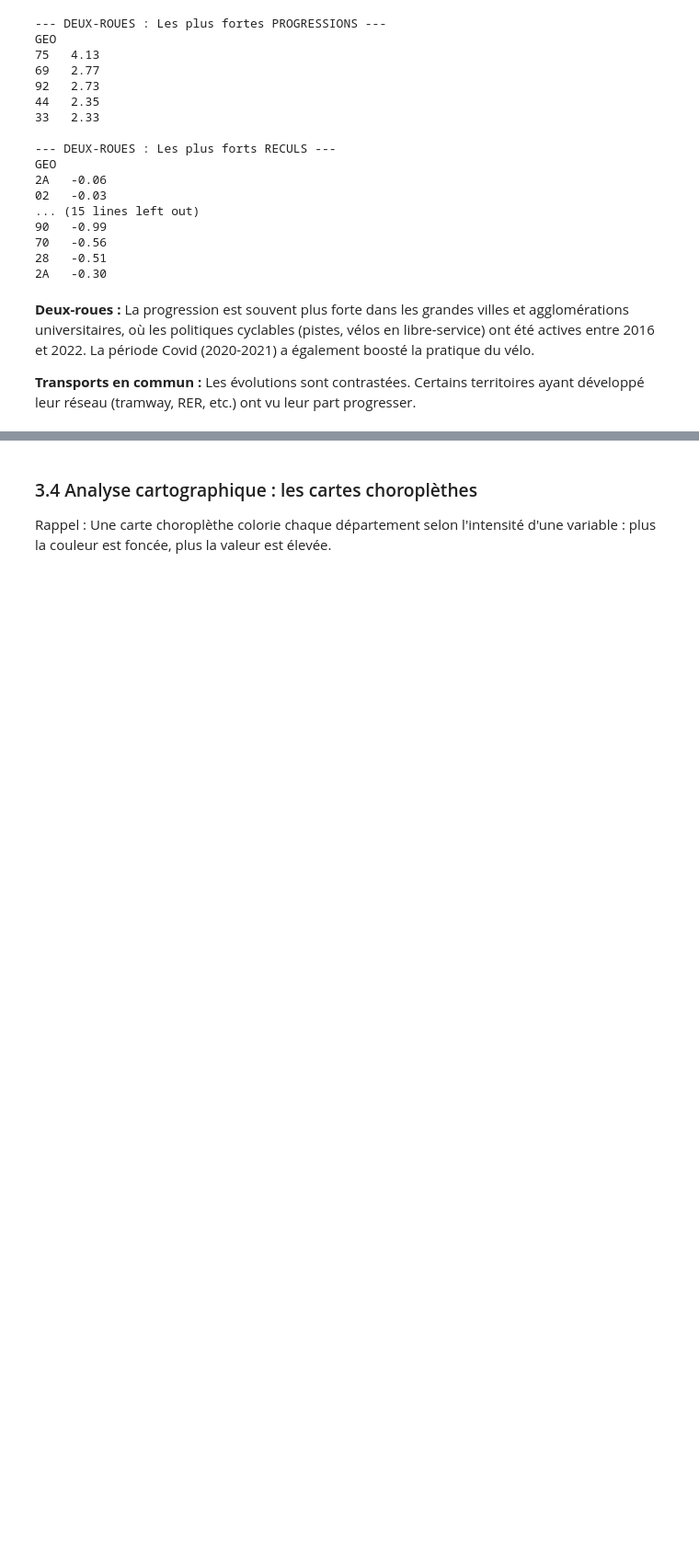
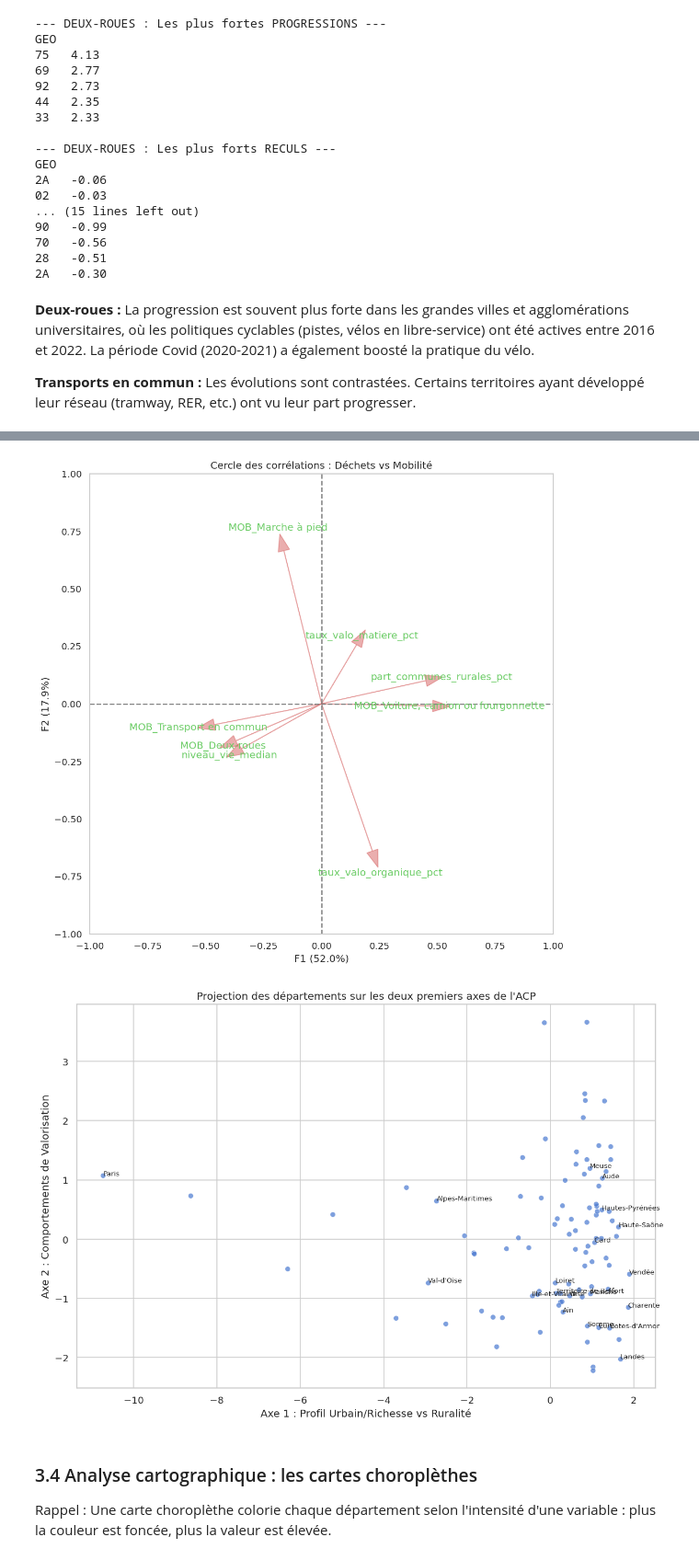
Before and after one commit to TeodoraHub/projet_pythonDS, a Jupyter notebook: recyclage_et_deplacements.ipynb, the cells around one changed output, grey strips where cells are left out. Shown at 92% size. Cells and saved outputs as stored; diff of their text form; code cells hidden in the pictures; blank space fills up the shorter version.

```diff
--- a/recyclage_et_deplacements.ipynb
+++ b/recyclage_et_deplacements.ipynb
@@ -1179,17 +1179,20 @@ On identifie les **10 départements** où chaque mode est le plus utilisé en 20
 # %%
 # Top 10 départements par mode en 2022
 print("=" * 55)
-print(" TOP 5 DÉPARTEMENTS PAR MODE DE TRANSPORT EN 2022")
+print(" ANALYSE DES EXTRÊMES PAR MODE EN 2022")
 print("=" * 55)
 
 for mode in modes:
     try:
+        # 1. Extraction de la série pour le mode en cours
         serie = tables_par_annee[2022].xs(mode, axis=1, level=1).squeeze()
-        top5 = serie.nlargest(5)
-        print(f"\n🔹 {mode}")
-        for dep, val in top5.items():
-            print(f"   Département {dep} : {val:.1f} %")
+
+        # 2. Utilisation de ta fonction personnalisée
+        extraire_extremes(serie, mode)
+
+        print("-" * 30) # Séparateur visuel entre les modes
+
     except KeyError:
-        pass
+        print(f"⚠️ Mode '{mode}' non trouvé dans les données de 2022.")
 # %% [output]
 =======================================================
@@ -1357,0 +1408,5 @@ GEO
+# %%
+# Afficher la liste de toutes les variables disponibles dans df_complet
+print("\n--- LISTE DES VARIABLES DISPONIBLES ---")
+for i, col in enumerate(df_complet.columns):
+    print(f"{i+1}. {col}")
@@ -1358,3 +1440,62 @@ GEO
+# %%
+from sklearn.decomposition import PCA
+
+# 1. Sélection des variables pertinentes (on ne garde que les indicateurs de comportement)
+vars_acp = [
+    'taux_valo_matiere_pct', 'taux_valo_organique_pct', # Déchets
+    'part_communes_rurales_pct', 'niveau_vie_median',    # Profil Territoire
+    'MOB_Marche à pied', 'MOB_Deux-roues',
+    'MOB_Voiture, camion ou fourgonnette', 'MOB_Transport en commun' # Mobilité
+]
+
+# On crée une table avec uniquement ces colonnes et on gère les éventuels NaN
+data_acp = df_complet[vars_acp].dropna()
+noms_depts = df_complet.loc[data_acp.index, 'departement']
+
+# 2. Centrage et Réduction (Obligatoire pour l'ACP car les unités diffèrent : % vs €)
+scaler = StandardScaler()
+data_scaled = scaler.fit_transform(data_acp)
+
+# 3. Calcul de l'ACP
+pca = PCA(n_components=2) # On garde les 2 axes principaux pour l'affichage
+components = pca.fit_transform(data_scaled)
+
+# 4. Visualisation du Cercle des Corrélations (Comment les variables se lient entre elles)
+plt.figure(figsize=(10, 10))
+plt.axhline(0, color='grey', linestyle='--')
+plt.axvline(0, color='grey', linestyle='--')
+
+for i, var in enumerate(vars_acp):
+    # On multiplie par la racine de l'ev pour avoir les coordonnées dans le cercle
+    x = pca.components_[0, i]
+    y = pca.components_[1, i]
+    plt.arrow(0, 0, x, y, color='r', alpha=0.5, head_width=0.05)
+    plt.text(x*1.15, y*1.15, var, color='g', ha='center', va='center')
+
+plt.xlim(-1, 1)
+plt.ylim(-1, 1)
+plt.title("Cercle des corrélations : Déchets vs Mobilité")
+plt.xlabel(f"F1 ({pca.explained_variance_ratio_[0]:.1%})")
+plt.ylabel(f"F2 ({pca.explained_variance_ratio_[1]:.1%})")
+plt.grid()
+plt.show()
+
+# 5. Visualisation des départements (Le nuage de points)
+plt.figure(figsize=(12, 8))
+sns.scatterplot(x=components[:, 0], y=components[:, 1], alpha=0.7)
+
+# On ajoute le nom de quelques départements pour se repérer
+for i, txt in enumerate(noms_depts):
+    if i % 5 == 0: # On en affiche 1 sur 5 pour ne pas surcharger
+        plt.annotate(txt, (components[i, 0], components[i, 1]), fontsize=8)
+
+plt.title("Projection des départements sur les deux premiers axes de l'ACP")
+plt.xlabel("Axe 1 : Profil Urbain/Richesse vs Ruralité")
+plt.ylabel("Axe 2 : Comportements de Valorisation")
+plt.show()
+# %% [output]
+[figure, added]
+[figure, added]
 # %% [markdown]
 ### 3.4 Analyse cartographique : les cartes choroplèthes
 
```
Also changed, not shown: parts of 5 cells of this notebook.
